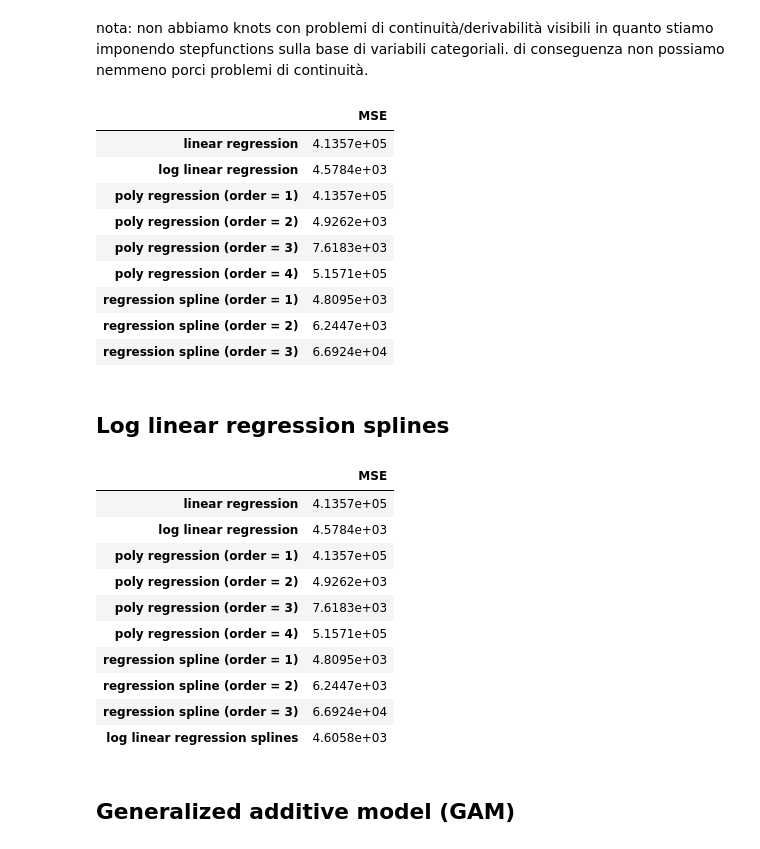
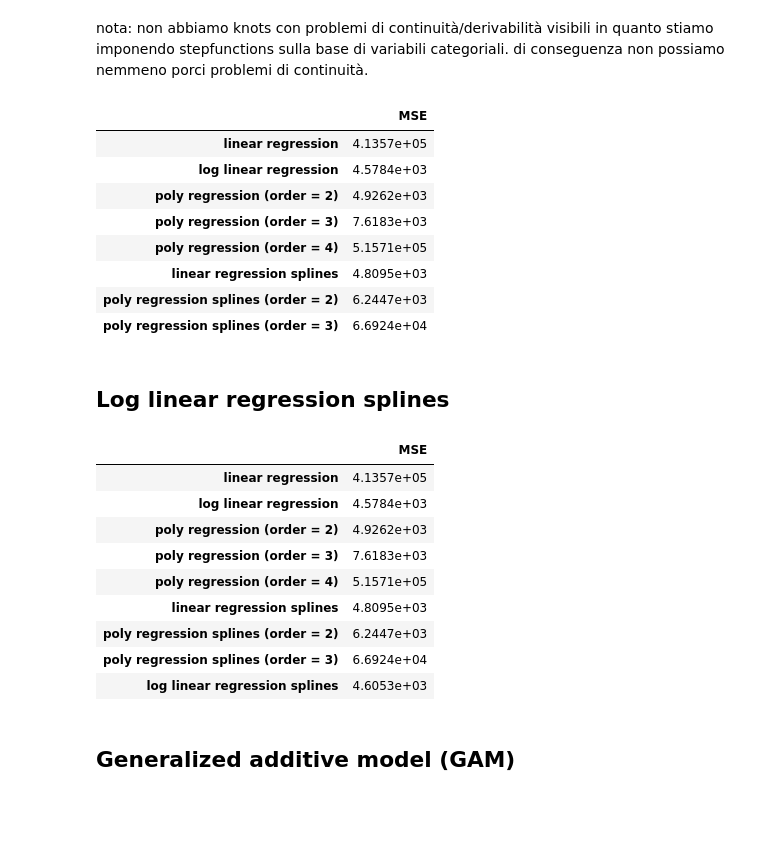
Before and after one commit to caporali/statistical_machine_learning_project, a Jupyter notebook: project_sml.ipynb, the cells around one changed output. Saved outputs shown, nothing was run; the diff lists cells and outputs as text; code cells hidden in the pictures; blank space fills up the shorter version.

```diff
--- a/project_sml.ipynb
+++ b/project_sml.ipynb
@@ -681,9 +705,12 @@ display(merged_df)
 # %%
+# scatterplots
 fig, ax = plt.subplots(ncols = 3, nrows = 3, figsize = (16, 12))
 index = 0
 ax = ax.flatten()
 for col_name in merged_df.columns.difference(["sales_amount"]):
 	current_plot = sns.scatterplot(y = merged_df["sales_amount"], x = merged_df[col_name], ax = ax[index])
+	ax[index].set_title(col_name + " vs. sales_amount", weight = "bold", y = 1.01).set_fontsize("10")
 	index = index + 1
+fig.suptitle("Scatterplots", weight = "bold",  y = 1).set_fontsize("12")
 plt.tight_layout()
 # %% [output]
@@ -1588,7 +1685,7 @@ display(X_scaled, y)
 750 rows × 1 columns
 # %%
 # polynomial degree d
-for d in range(1, 5):
+for d in range(2, 5):
 	model_name = "poly regression (order = " + str(d) + ")"
 
 	# store mse
@@ -1631,7 +1727,11 @@ nota: non abbiamo knots con problemi di continuità/derivabilità visibili in qu
 # %%
 # polynomial degree d
 for d in range(1, 4):
-	model_name = "regression spline (order = " + str(d) + ")"
+	if d == 1:
+		model_name = "linear regression splines"
+	else:
+		model_name = "poly regression splines (order = " + str(d) + ")"
+
 
 	# dict to store metrics
 	mse_folds = 0
@@ -1674,13 +1774,12 @@ cv_mse
 |  | MSE |
 | linear regression | 4.1357e+05 |
 | log linear regression | 4.5784e+03 |
-| poly regression (order = 1) | 4.1357e+05 |
 | poly regression (order = 2) | 4.9262e+03 |
 | poly regression (order = 3) | 7.6183e+03 |
 | poly regression (order = 4) | 5.1571e+05 |
-| regression spline (order = 1) | 4.8095e+03 |
-| regression spline (order = 2) | 6.2447e+03 |
-| regression spline (order = 3) | 6.6924e+04 |
+| linear regression splines | 4.8095e+03 |
+| poly regression splines (order = 2) | 6.2447e+03 |
+| poly regression splines (order = 3) | 6.6924e+04 |
 # %% [markdown]
 ## Log linear regression splines
 # %%
@@ -1697,43 +1796,41 @@ for train_idx, validation_idx in kf.split(X_scaled):
 	errors_markets = pd.DataFrame()
 
 	# list_index = [mini_index, super_index, hyper_index]
 	for market_index in list_index:
 		X_train_market = X_train.loc[X_train.index.intersection(market_index)]
 		X_validation_market = X_validation.loc[X_validation.index.intersection(market_index)]
 		y_log_train_market = y_log_train.loc[y_log_train.index.intersection(market_index)]
 		y_log_validation_market = y_log_validation.loc[y_log_validation.index.intersection(market_index)]
 
 		# fit
-		# model = LinearRegression()
-		model = Ridge(alpha = 0.001)
+		model = LinearRegression()
 		model.fit(X_train_market, y_log_train_market)
 
 		# predict
 		y_log_pred_market = model.predict(X_validation_market)
 		y_validation_market = pd.DataFrame(merged_df["sales_amount"][y_log_validation_market.index])
 
 		errors_markets = pd.concat([errors_markets, (y_validation_market - np.exp(y_log_pred_market)) ** 2], ignore_index = True)
 
 	mse_folds = mse_folds + errors_markets.mean().iloc[0]
 
 # cross-validation MSE
 estimated_test_error = mse_folds / number_folds
 cv_mse = pd.concat([cv_mse, pd.DataFrame([{"MSE": estimated_test_error}])])
 cv_mse = cv_mse.rename(index = {0: model_name})
 
 cv_mse
 # %% [output]
 |  | MSE |
 | linear regression | 4.1357e+05 |
 | log linear regression | 4.5784e+03 |
-| poly regression (order = 1) | 4.1357e+05 |
 | poly regression (order = 2) | 4.9262e+03 |
 | poly regression (order = 3) | 7.6183e+03 |
 | poly regression (order = 4) | 5.1571e+05 |
-| regression spline (order = 1) | 4.8095e+03 |
-| regression spline (order = 2) | 6.2447e+03 |
-| regression spline (order = 3) | 6.6924e+04 |
-| log linear regression splines | 4.6058e+03 |
+| linear regression splines | 4.8095e+03 |
+| poly regression splines (order = 2) | 6.2447e+03 |
+| poly regression splines (order = 3) | 6.6924e+04 |
+| log linear regression splines | 4.6053e+03 |
 # %% [markdown]
 ## Generalized additive model (GAM)
 # %%
```
Also changed, not shown: parts of 48 cells of this notebook, 1 other file.
